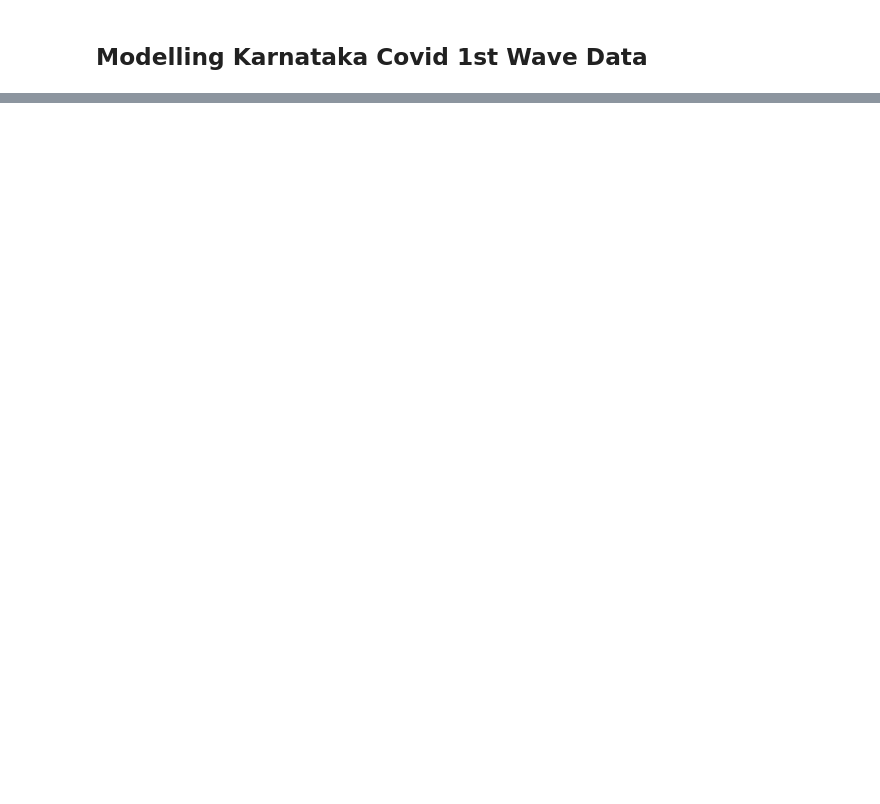
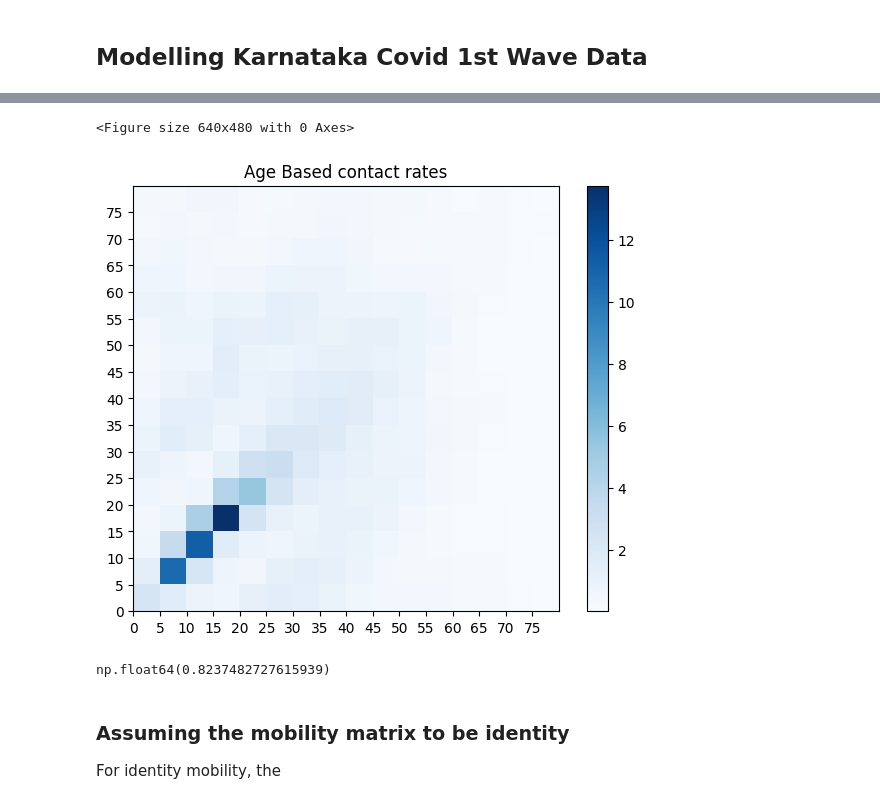
Before and after one commit to HimanshuSingh-all/Patch-Based-Simulator, a Jupyter notebook: seirv.ipynb, the cells around one changed output, grey strips where cells are left out. Cells and saved outputs as stored; diff of their text form; code cells hidden in the pictures; blank space fills up the shorter version.

```diff
--- a/seirv.ipynb
+++ b/seirv.ipynb
@@ -126,3 +126,7 @@ plt.legend(bbox_to_anchor=(0.5, -0.1), loc='upper center', ncol = 3)
 ## Modelling Karnataka Covid 1st Wave Data
 # %%
 import pandas as pd
+# %%
+weibull_shape = 3.7
+weibull_scale = 120
+age_stratification = [i*5 for i in range(80//5)]
@@ -134 +167,28 @@ casesframe = casesframe[casesframe['District']!='Karnataka']
+# %%
+%matplotlib inline
+plt.clf()
+fig, axs = plt.subplots(1, 1, constrained_layout = True)
+age_rate_contact_matrix = np.loadtxt('karnataka-data/ageinteractionmat.csv')
+map =axs.imshow(age_rate_contact_matrix, cmap ='Blues', origin='lower')
+
+edge_positions = np.arange(age_rate_contact_matrix.shape[1] ) -0.5
+axs.set_xticks(edge_positions)
+axs.set_yticks(edge_positions)
+
+axs.set_yticklabels(age_stratification)
+axs.set_xticklabels(age_stratification)
+axs.set_title('Age Based contact rates')
+plt.colorbar(mappable=map, ax=axs)
+plt.show()
+# %% [output]
+<Figure size 640x480 with 0 Axes>
+[figure, added]
+# %%
+age_rate_contact_matrix.mean()
+# %% [output]
+np.float64(0.8237482727615939)
+# %% [markdown]
+### Assuming the mobility matrix to be identity
+
+For identity mobility, the
 # %%
```
Also changed, not shown: parts of 24 cells of this notebook, 7 other files.
